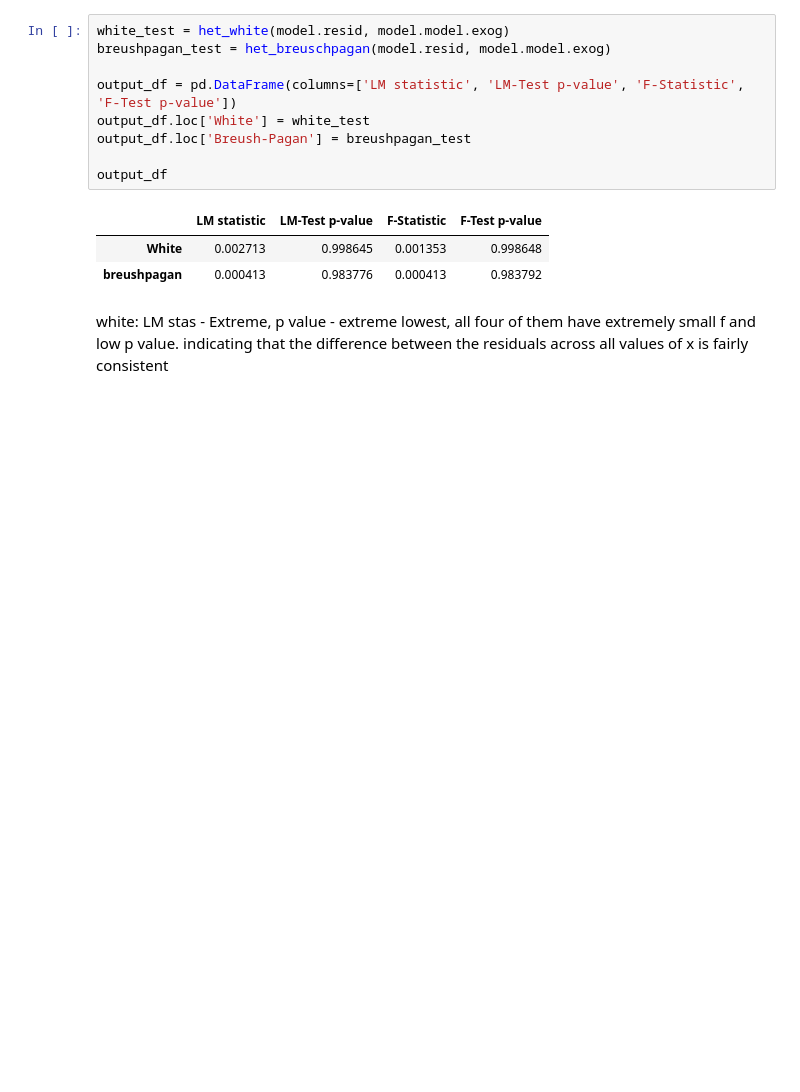
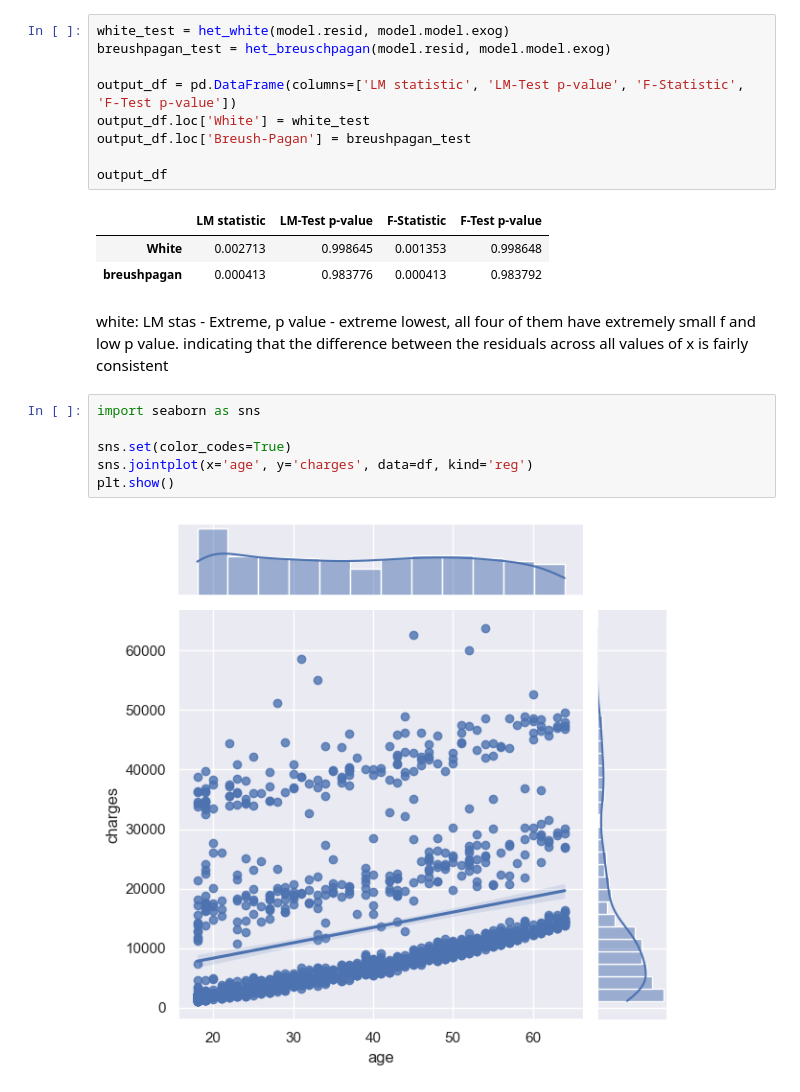
Before and after one commit to ron-ligsay/EDA, a Jupyter notebook: src/Learn EDA/Correlation and P_value_2.ipynb, the cells around one changed output. Saved outputs shown, nothing was run; the diff lists cells and outputs as text; blank space fills up the shorter version.

Commit message:
seaborn

```diff
--- a/src/Learn EDA/Correlation and P_value_2.ipynb
+++ b/src/Learn EDA/Correlation and P_value_2.ipynb
@@ -195,3 +195,11 @@ output_df
 # %% [markdown]
 white: LM stas - Extreme, p value - extreme lowest, all four of them have extremely small f and low p value.
 indicating that the difference between the residuals across all values of x is fairly consistent
+# %%
+import seaborn as sns
+
+sns.set(color_codes=True)
+sns.jointplot(x='age', y='charges', data=df, kind='reg')
+plt.show()
+# %% [output]
+[figure, added]
```
Also changed, not shown: parts of 1 cell of this notebook.
